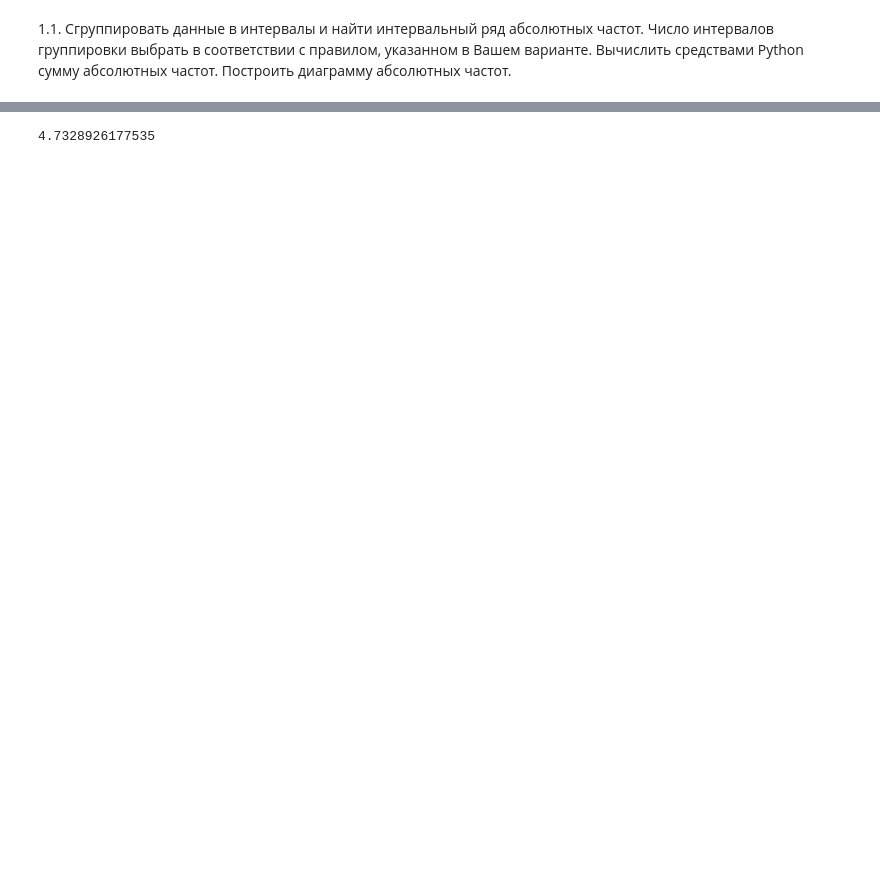
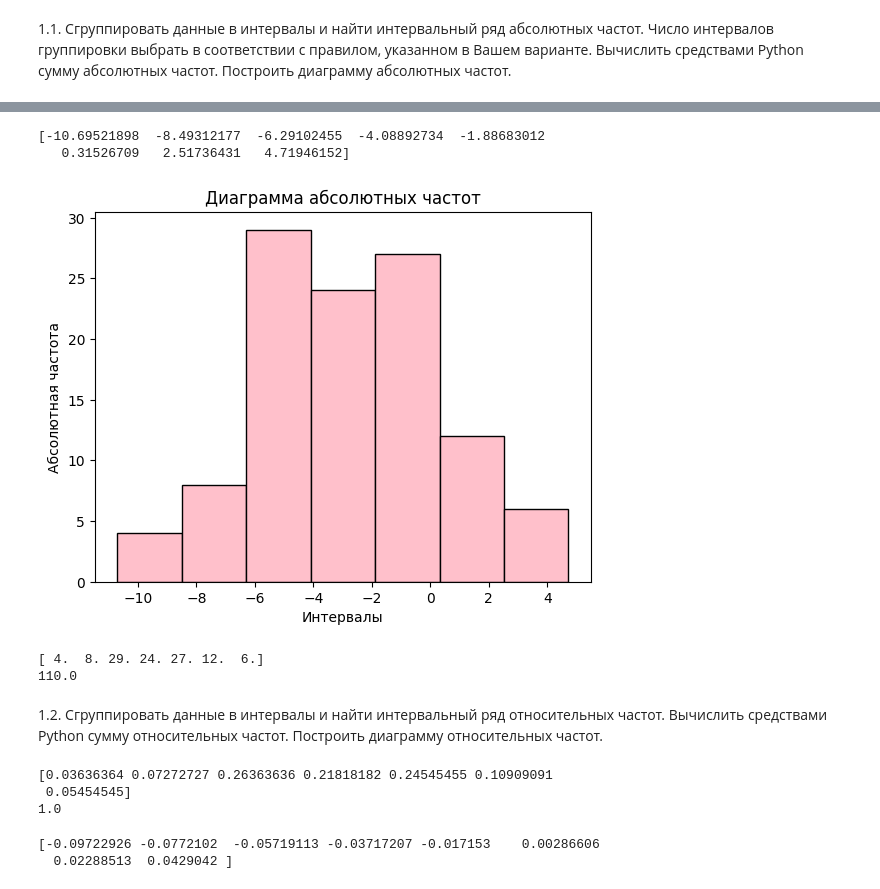
Before and after one commit to Nibuku/Stats_Analysis_, a Jupyter notebook: Budyuk_lab1_var5.ipynb, the cells around one changed output, grey strips where cells are left out. Saved outputs shown, nothing was run; the diff lists cells and outputs as text; code cells hidden in the pictures; blank space fills up the shorter version.

```diff
--- a/Budyuk_lab1_var5.ipynb
+++ b/Budyuk_lab1_var5.ipynb
@@ -65,5 +56,38 @@ print(h)
-# %%
-k=11/h #количество интервалов
-print(k)
-# %% [output]
-4.7328926177535
+# %%
+bin_edges = np.arange(min(norm_r), max(norm_r) + h, h) #границы интервалов
+print(bin_edges)
+# %% [output]
+[-10.69521898  -8.49312177  -6.29102455  -4.08892734  -1.88683012
+   0.31526709   2.51736431   4.71946152]
+# %%
+freqs, edges, _ =plt.hist(norm_r, bins=bin_edges,  color='pink', edgecolor='black')
+plt.title('Диаграмма абсолютных частот')
+plt.xlabel('Интервалы')
+plt.ylabel('Абсолютная частота')
+plt.show()
+# %% [output]
+[figure, added]
+# %%
+print(freqs) #кол-во наблюдений в каждом интервале (частоты)
+print(freqs.sum()) #сумма абсолютных частот
+# %% [output]
+[ 4.  8. 29. 24. 27. 12.  6.]
+110.0
+# %% [markdown]
+1.2. Сгруппировать данные в интервалы и найти интервальный ряд относительных
+частот. Вычислить средствами Python сумму относительных частот. Построить
+диаграмму относительных частот.
+# %%
+relative_freqs = freqs / 110
+print(relative_freqs)
+print(relative_freqs.sum())
+# %% [output]
+[0.03636364 0.07272727 0.26363636 0.21818182 0.24545455 0.10909091
+ 0.05454545]
+1.0
+# %%
+bin_edges_rel = (np.arange(min(norm_r), max(norm_r) + h, h))/110
+print(bin_edges_rel)
+# %% [output]
+[-0.09722926 -0.0772102  -0.05719113 -0.03717207 -0.017153    0.00286606
+  0.02288513  0.0429042 ]
```
Also changed, not shown: parts of 50 cells of this notebook.
